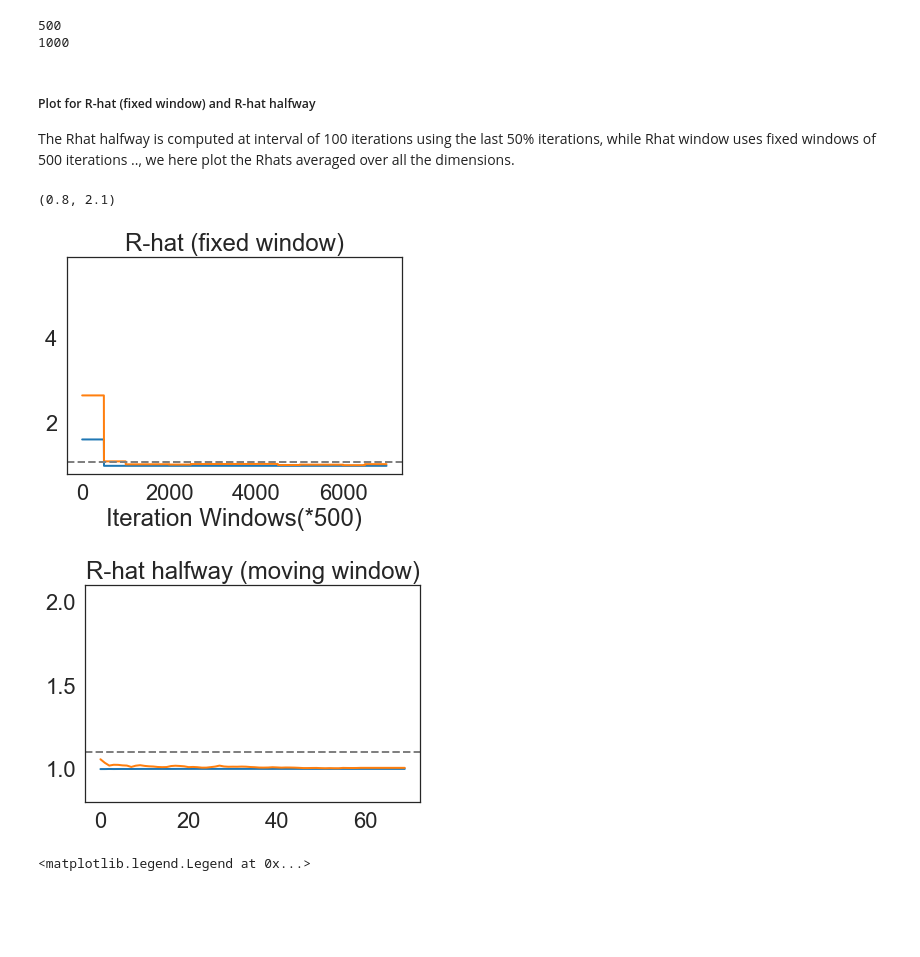
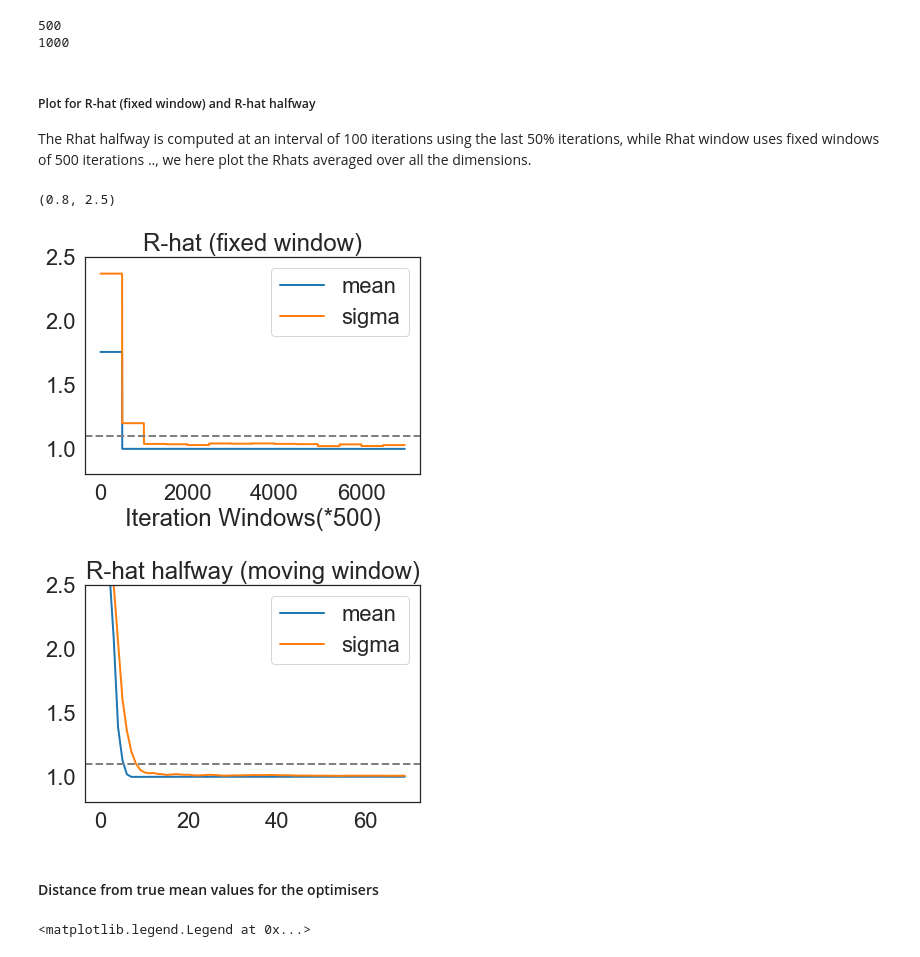
Before and after one commit to kunalghosh/viabel, a Jupyter notebook: notebooks/linear-regression-model-Iterate-Averaging-rhat-2.ipynb, the cells around one changed output. Drawn from its saved outputs; the diff is of its cells as text; code cells hidden in the pictures; blank space fills up the shorter version.

Commit message:
making some updates to the new linear regression notebook (with more plots and fix to RMSProp optimiser)

```diff
--- a/notebooks/linear-regression-model-Iterate-Averaging-rhat-2.ipynb
+++ b/notebooks/linear-regression-model-Iterate-Averaging-rhat-2.ipynb
@@ -185,8 +185,8 @@ init_fr_var_param = np.concatenate([init_mean, np.ones(int(k*(k+1)/2))])
 # %% [markdown]
 ####  First we use mean field Gaussian as proposal density
 # %%
-klvi_var_param_rms, klvi_var_param_list_rms, avg_klvi_mean_list_rms_pd, avg_klvi_sigmas_list_rms_pd, klvi_history_rms, _, op_log_mf_rms = \
-    rmsprop_IA_optimize_with_rhat(7000, klvi_mf_objective_and_grad, init_var_param, k, learning_rate=.01,n_optimisers=1, avg_grad_norm=False)
+klvi_var_param_rms, klvi_var_param_list_rms, avg_klvi_mean_list_rms, avg_klvi_sigmas_list_rms, klvi_history_rms, _, op_log_mf_rms = \
+    rmsprop_IA_optimize_with_rhat(7000, klvi_mf_objective_and_grad, init_var_param, k, learning_rate=.01,n_optimisers=2, avg_grad_norm=False)
 # %%
 print('Difference between analytical mean and VI-RMSProp-IA mean:', np.sum(np.square(avg_klvi_mean_list_rms[0][-1] - true_mean)))
 print('Difference between analytical mean and VI-RMSProp mean:', np.sum(np.square(klvi_var_param_list_rms[0][-1,:k] - true_mean)))
@@ -216,25 +216,29 @@ R_hat_sigma_halfway = op_log_mf_rms['r_hat_sigma_halfway']
 1000
 # %% [markdown]
 ##### Plot for R-hat (fixed window) and R-hat halfway
-The Rhat halfway is computed at interval of 100 iterations using the last 50% iterations, while Rhat window uses fixed windows of 500 iterations .., we here plot the Rhats averaged over all the dimensions.
+The Rhat halfway is computed at an interval of 100 iterations using the last 50% iterations, while Rhat window uses fixed windows of 500 iterations .., we here plot the Rhats averaged over all the dimensions.
 # %%
 plt.plot(np.repeat(np.mean(R_hat_mean_window, axis=1), 500), label='mean')
 plt.plot(np.repeat(np.mean(R_hat_sigma_window, axis=1), 500), label='sigma')
-plt.ylim((0.8,5.9))
+plt.ylim((0.8,2.5))
 plt.axhline(y=1.10, linestyle='--', color="gray")
 plt.title('R-hat (fixed window)')
+plt.legend()
 plt.xlabel('Iteration Windows(*500)')
 
 plt.figure()
-plt.plot(np.mean(R_hat_mean_halfway, axis=1))
-plt.plot(np.mean(R_hat_sigma_halfway, axis=1))
+plt.plot(np.mean(R_hat_mean_halfway, axis=1), label='mean')
+plt.plot(np.mean(R_hat_sigma_halfway, axis=1), label='sigma')
 plt.axhline(y=1.10, linestyle='--', color="gray")
+plt.legend()
 plt.title('R-hat halfway (moving window)')
-plt.ylim((0.8,2.1))
+plt.ylim((0.8,2.5))
 # %% [output]
-(0.8, 2.1)
+(0.8, 2.5)
-[figure, old version]
+[figure, new version]
-[figure, old version]
+[figure, new version]
+# %% [markdown]
+####  Distance from true mean values for the optimisers
 # %%
 plt.loglog(np.mean(np.sqrt(np.square(klvi_var_param_list_rms[0][op_log_mf_rms['start_avg_mean_iters']:,:k] - true_mean)), axis=1), label='RMSProp')
 plt.loglog(np.mean(np.sqrt(np.square(avg_klvi_mean_list_rms[0] - true_mean)), axis=1), label='RMSProp-IA')
```
Also changed, not shown: parts of 60 cells of this notebook.
